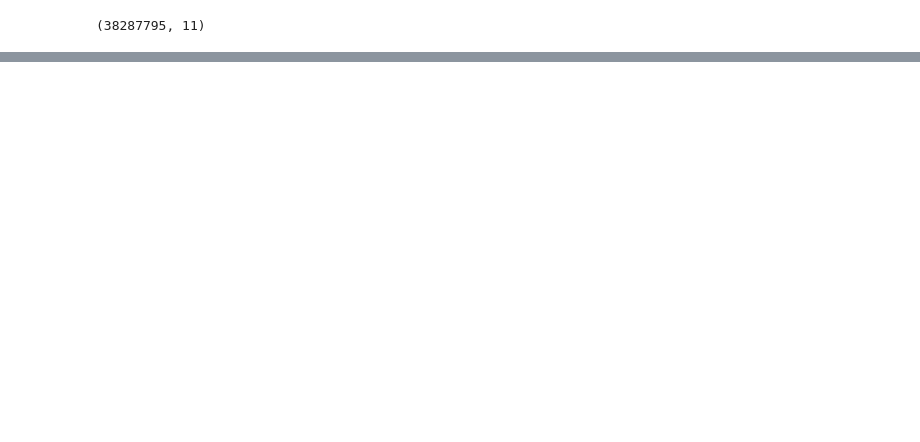
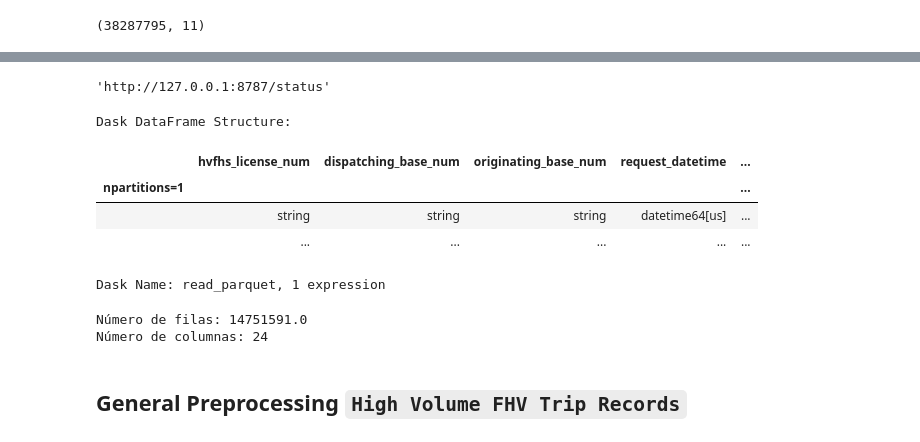
Before and after one commit to clblommberg/MVP_ML_TransporteNY, a Jupyter notebook: notebooks/03_ETL.ipynb, the cells around one changed output, grey strips where cells are left out. Cells and saved outputs as stored; diff of their text form; code cells hidden in the pictures; blank space fills up the shorter version.

```diff
--- a/notebooks/03_ETL.ipynb
+++ b/notebooks/03_ETL.ipynb
@@ -527,0 +478,29 @@ shape: (15, 2)
+# %%
+#client.cluster.workers
+cluster.dashboard_link
+# %% [output]
+'http://127.0.0.1:8787/status'
+# %%
+df_dask
+# %% [output]
+Dask DataFrame Structure:
+|  | hvfhs_license_num | dispatching_base_num | originating_base_num | request_datetime | ... |
+| npartitions=1 |  |  |  |  | ... |
+|  | string | string | string | datetime64[us] | ... |
+|  | ... | ... | ... | ... | ... |
+Dask Name: read_parquet, 1 expression
+# %%
+# Obtener el número de columnas
+columnas = len(df_dask.columns)
+
+# Obtener el número de filas
+num_filas = df_dask.shape[0].compute()
+
+# Imprimir el número de filas y columnas
+print("Número de filas:", num_filas)
+print("Número de columnas:", columnas)
+# %% [output]
+Número de filas: 14751591.0
+Número de columnas: 24
+# %% [markdown]
+## General Preprocessing `High Volume FHV Trip Records`
```
Also changed, not shown: parts of 76 cells of this notebook, 18 other files.
